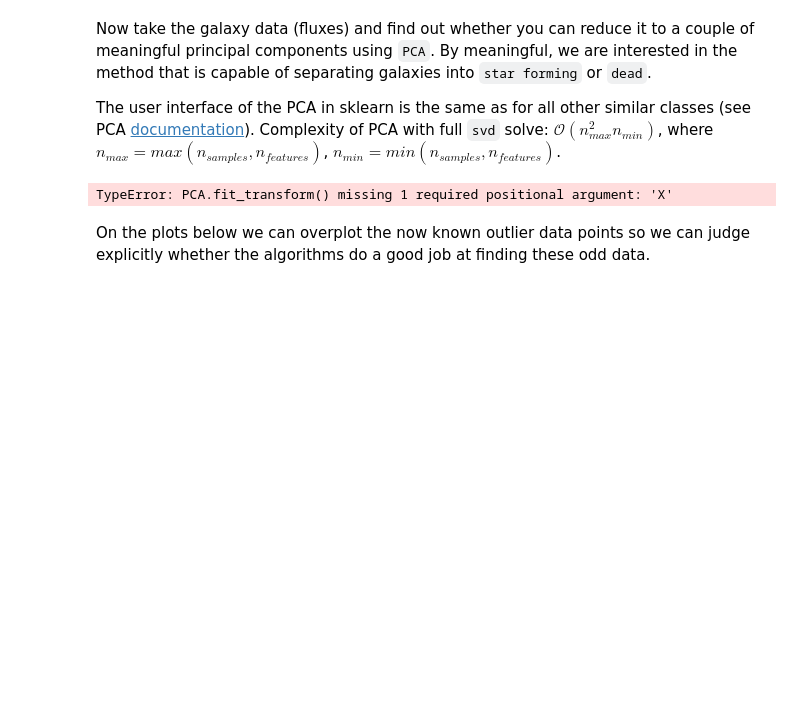
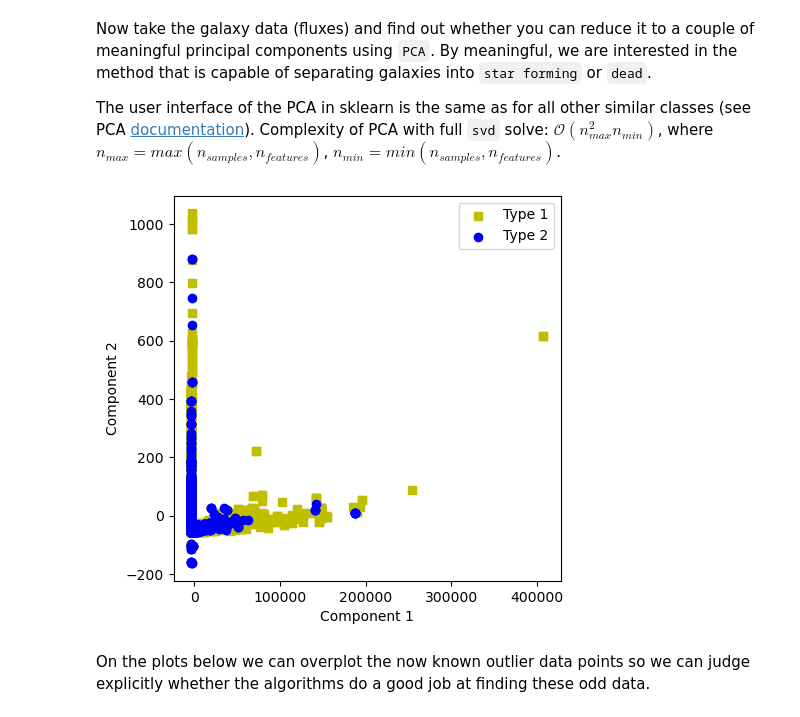
Before and after one commit to Nihilol/AppliedML2023, a Jupyter notebook: Week2/DimReductionPart1.ipynb, the cells around one changed output. Saved outputs shown, nothing was run; the diff lists cells and outputs as text; code cells hidden in the pictures; blank space fills up the shorter version.

```diff
--- a/Week2/DimReductionPart1.ipynb
+++ b/Week2/DimReductionPart1.ipynb
@@ -229,6 +255,30 @@ plot_pca(y_pcs, y)
 ### Part 2. "Galaxies" data set.
 
 Can you find odd samples that are mixed into the data?
+# %%
+# a quick function for plotting our PCA components
+def plot_pca2(y_pcs, y, title = None):
+    #=== plot PCA results
+    fig, ax = plt.subplots(1, figsize=(5, 5), dpi=100)
+    #ax.set_xlim(np.percentile(y_pcs[:,0], 99), np.percentile(y_pcs[:,0], 1))
+    #ax.set_ylim(np.percentile(y_pcs[:,1], 99), np.percentile(y_pcs[:,1], 1))
+    ax.set_xlabel('Component 1')
+    ax.set_ylabel('Component 2')
+
+    # locate the points of each type in the original data
+    # and paint them over the transformed data
+    is_type1 = (y == 0)
+    is_type2 = (y == 1)
+    is_type3 = (y == 2)
+    ax.scatter(y_pcs[is_type1, 0], y_pcs[is_type1, 1],
+               c='y', marker='s', label='Type 1')
+    ax.scatter(y_pcs[is_type2, 0], y_pcs[is_type2, 1],
+               c='b', marker='o', label='Type 2')
+    ax.legend()
+    if title is not None:
+        ax.set_title(title)
+    plt.show()
+    return
 # %% [markdown]
 Load in the data:
 # %%
@@ -271,14 +321,21 @@ The user interface of the PCA in sklearn is the same as for all other similar cl
 # %%
 # standardize X
 # try standardizing the fluxes for PCA?
-# transform = preprocessing.StandardScaler()
-# X_pca_std = transform.fit_transform(X[:, flux_idxs])
+transform = preprocessing.StandardScaler()
+X_pca_std = transform.fit_transform(X[:, flux_idxs])
 
 # now compute PCs
+
 pca = PCA(n_components=2, svd_solver='full') # get a pca object of class PCA()
-y_pcs = pca.fit_transform() # train pca object on fluxes (raw observed data)
+y_pcs = pca.fit_transform(X) # train pca object
+
+# Kernal PCA
+# pca = KernelPCA(n_components=2, kernel='poly') # get a pca object of class PCA()
+# y_pcs = pca.fit_transform(X) # train pca object on fluxes (raw observed data)
-# %% [output]
-TypeError: PCA.fit_transform() missing 1 required positional argument: 'X'
+# %%
+plot_pca2(y_pcs, df["is_star_forming"])
+# %% [output]
+[figure, added]
 # %% [markdown]
 On the plots below we can overplot the now known outlier data points so we can judge explicitly whether the algorithms do a good job at finding these odd data.
 # %%
```
Also changed, not shown: parts of 10 cells of this notebook.
